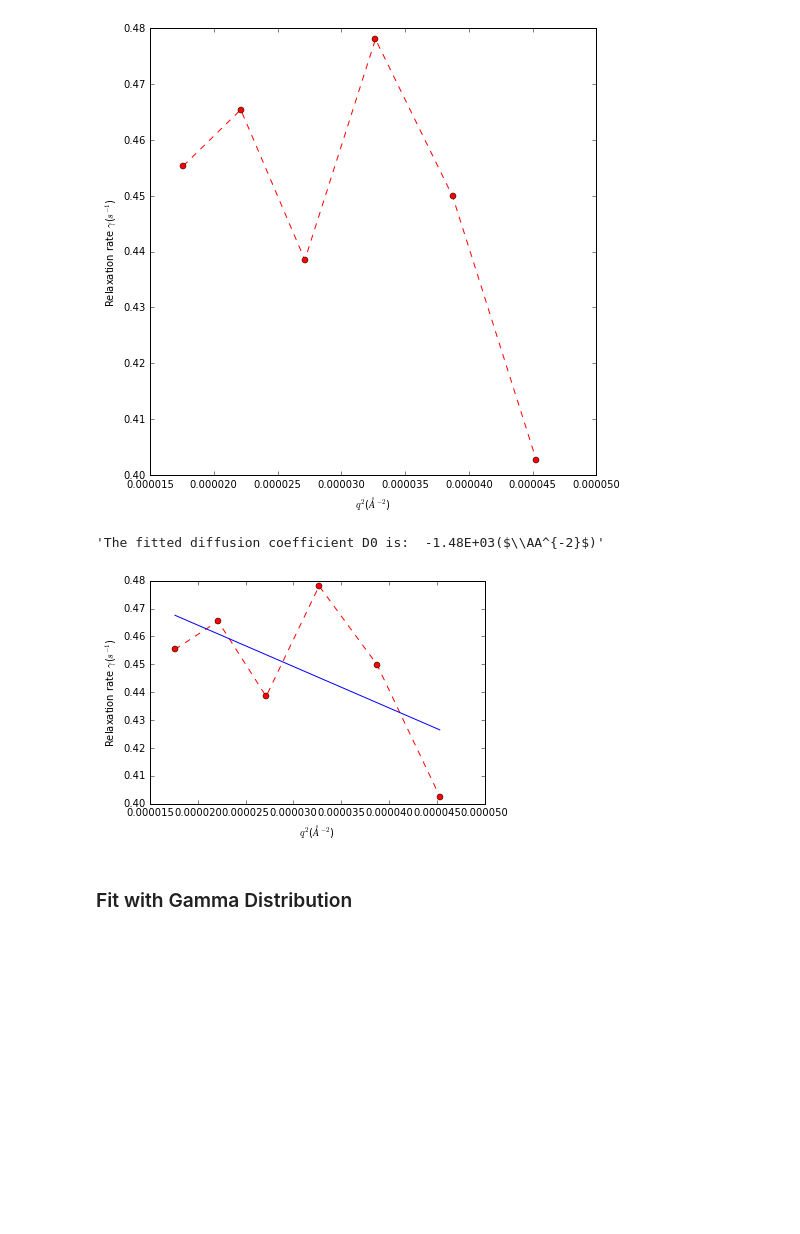
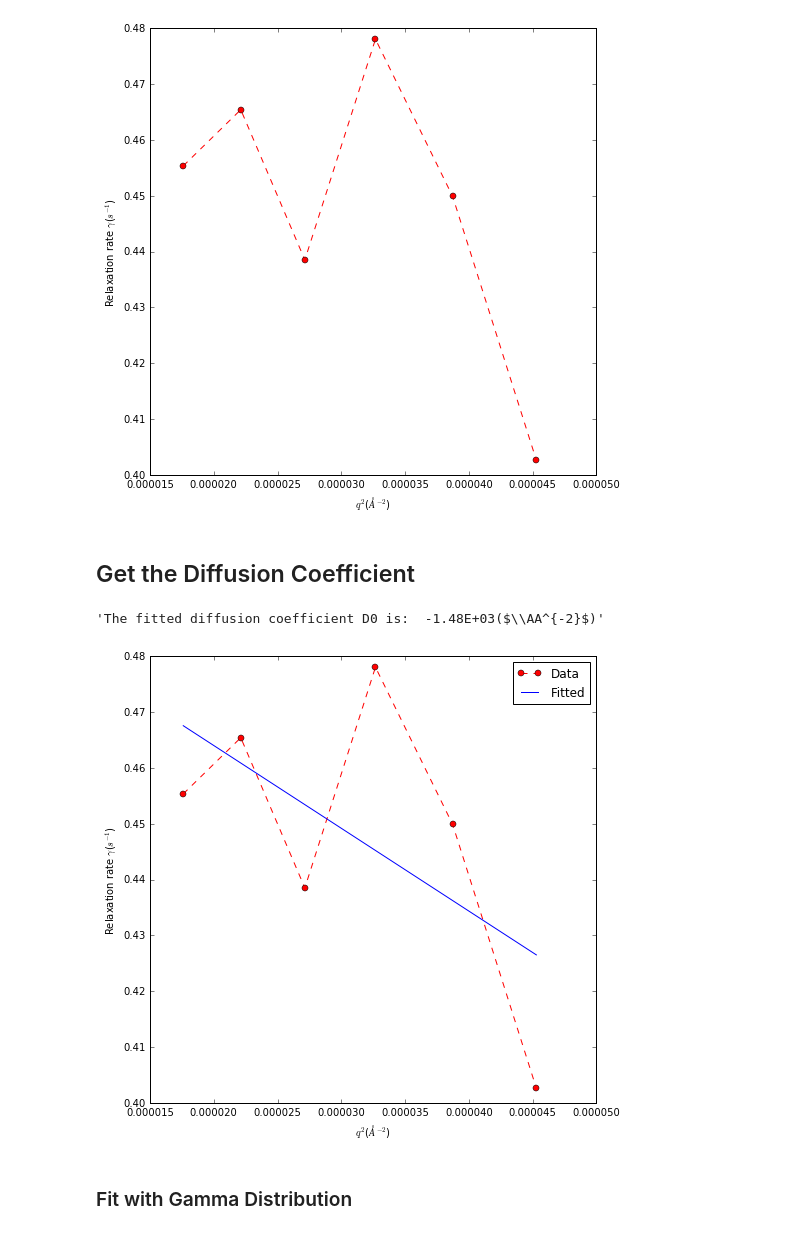
Before and after one commit to NSLS-II-CHX/chx-pipelines, a Jupyter notebook: XSVS pipeline.ipynb, the cells around one changed output. Saved outputs shown, nothing was run; the diff lists cells and outputs as text; code cells hidden in the pictures; blank space fills up the shorter version.

```diff
--- a/XSVS pipeline.ipynb
+++ b/XSVS pipeline.ipynb
@@ -468,7 +467,7 @@ for i in range(num_rings):
         axes = fig.add_subplot(sx, sy, i+1 )
         axes.set_xlabel("K/<K>")
         axes.set_ylabel("P(K)")
-        art, = axes.plot(norm_bin_edges[j, i][:-1], spe_cts_all[j, i], '-o',
+        art, = axes.plot(Knorm_bin_edges[j, i][:-1], spe_cts_all[j, i], '-o',
                      label=str(time_steps[j])+" ms")
         axes.set_xlim(0, 1.5)
         axes.set_title("Q "+ '%.3f  '%(q_ring_center[i])+ r'$\AA^{-1}$')
@@ -485,7 +484,7 @@ axes[num_rings-1].set_xlabel("K/<K>")
 for i in range(num_rings):
     for j in range(num_times):
         axes[i].set_ylabel("P(K)")
-        art = axes[i].errorbar(norm_bin_edges[j, i][:-1], spe_cts_all[j, i],
+        art = axes[i].errorbar(Knorm_bin_edges[j, i][:-1], spe_cts_all[j, i],
                          std_dev[j, i], fmt='-o',label=str(time_steps[j])+" ms")
         axes[i].set_xlim(0, 1.5)
         axes[i].set_title("Q "+ '%.3f  '%(q_ring_center[i])+ r'$\AA^{-1}$')
@@ -650,8 +649,8 @@ dc_mod = Model(diff_mot_con_factor)
 # %% [markdown]
 ## fit with Negative Binomial Function
 # %%
-M_val = []
-K_val = []
+M_val = {}
+K_val = {}
 sx = int(round(np.sqrt(num_rings)))
 if num_rings%sx == 0:
     sy = int(num_rings/sx)
@@ -663,24 +662,27 @@ plt.axes(frameon=False)
 plt.xticks([])
 plt.yticks([])
 for i in range(num_rings):
+    M_val[i] = []
+    K_val[i] = []
     for j in range(num_times):
         result_n = n_mod.fit(spe_cts_all[j, i],
                              bin_values=bin_edges[j, i][:-1],
                              K=5, M=12)
-        M_val.append(result_n.best_values['M'])
-        K_val.append(result_n.best_values['K'])
+        M_val[i].append(result_n.best_values['M'])
+        K_val[i].append(result_n.best_values['K'])
         axes = fig.add_subplot(sx, sy, i+1 )
         axes.set_xlabel("K/<K>")
         axes.set_ylabel("P(K)")
         if j == 0:
-            art, = axes.plot(norm_bin_edges[j, i][:-1], result_n.best_fit, '-b',
+            art, = axes.plot(Knorm_bin_edges[j, i][:-1], result_n.best_fit, '-b',
                    label="nbinom")
         else:
-            art, = axes.plot(norm_bin_edges[j, i][:-1], result_n.best_fit, '-b')
-        art, = axes.plot(norm_bin_edges[j, i][:-1], spe_cts_all[j, i], 'o',
+            art, = axes.plot(Knorm_bin_edges[j, i][:-1], result_n.best_fit, '-b')
+        art, = axes.plot(Knorm_bin_edges[j, i][:-1], spe_cts_all[j, i], 'o',
                      label=str(time_steps[j])+" ms")
         axes.set_xlim(0, 1.8)
-        axes.annotate(r'K='+'%.3f'%(K_val[i])+','+r'M='+'%.3f'%(M_val[i]),
+
+        axes.annotate(r'K='+'%.3f'%( K_val[i][0]) +','+r'M='+'%.3f'%(M_val[i][0]),
                       xy=(1, 0.25),
                       xycoords='axes fraction', fontsize=16,
                       horizontalalignment='right', verticalalignment='bottom')
@@ -697,9 +698,6 @@ $ \beta = 1/M $
 # %%
 contrast_factor = np.zeros((num_rings, num_times))
-k = 0
 for i in range(num_rings):
     for j in range(num_times):
-        contrast_factor[i, j] = 1/M_val[k]
-        k += 1
-
+        contrast_factor[i, j] =  1/M_val[i][j]
 contrast_factor
@@ -751,6 +738,8 @@ ax.set_xlabel("$q^2$"r'($\AA^{-2}$)')
 plt.show()
 # %% [output]
 [figure]
+# %% [markdown]
+## Get the Diffusion Coefficient
 # %%
 D0 = np.polyfit(q_ring_center**2, relax_rate, 1)
 gmfit = np.poly1d(D0)
@@ -758,14 +747,15 @@ gmfit = np.poly1d(D0)
 # %% [output]
 'The fitted diffusion coefficient D0 is:  -1.48E+03($\\AA^{-2}$)'
 # %%
-fig, ax = plt.subplots()
-ax.plot(q_ring_center**2, relax_rate, 'ro', ls='--')
-ax.plot(q_ring_center**2,  gmfit(q_ring_center**2),  ls='-')
+fig, ax = plt.subplots(figsize=(8, 8))
+ax.plot(q_ring_center**2, relax_rate, 'ro', ls='--', label="Data")
+ax.plot(q_ring_center**2,  gmfit(q_ring_center**2),  ls='-', label="Fitted")
 ax.set_ylabel('Relaxation rate 'r'$\gamma$'"($s^{-1}$)")
 ax.set_xlabel("$q^2$"r'($\AA^{-2}$)')
+ax.legend()
 plt.show()
 # %% [output]
-[figure, old version]
+[figure, new version]
 # %% [markdown]
 ### Fit with Gamma Distribution
 # %%
```
Also changed, not shown: parts of 18 cells of this notebook.
